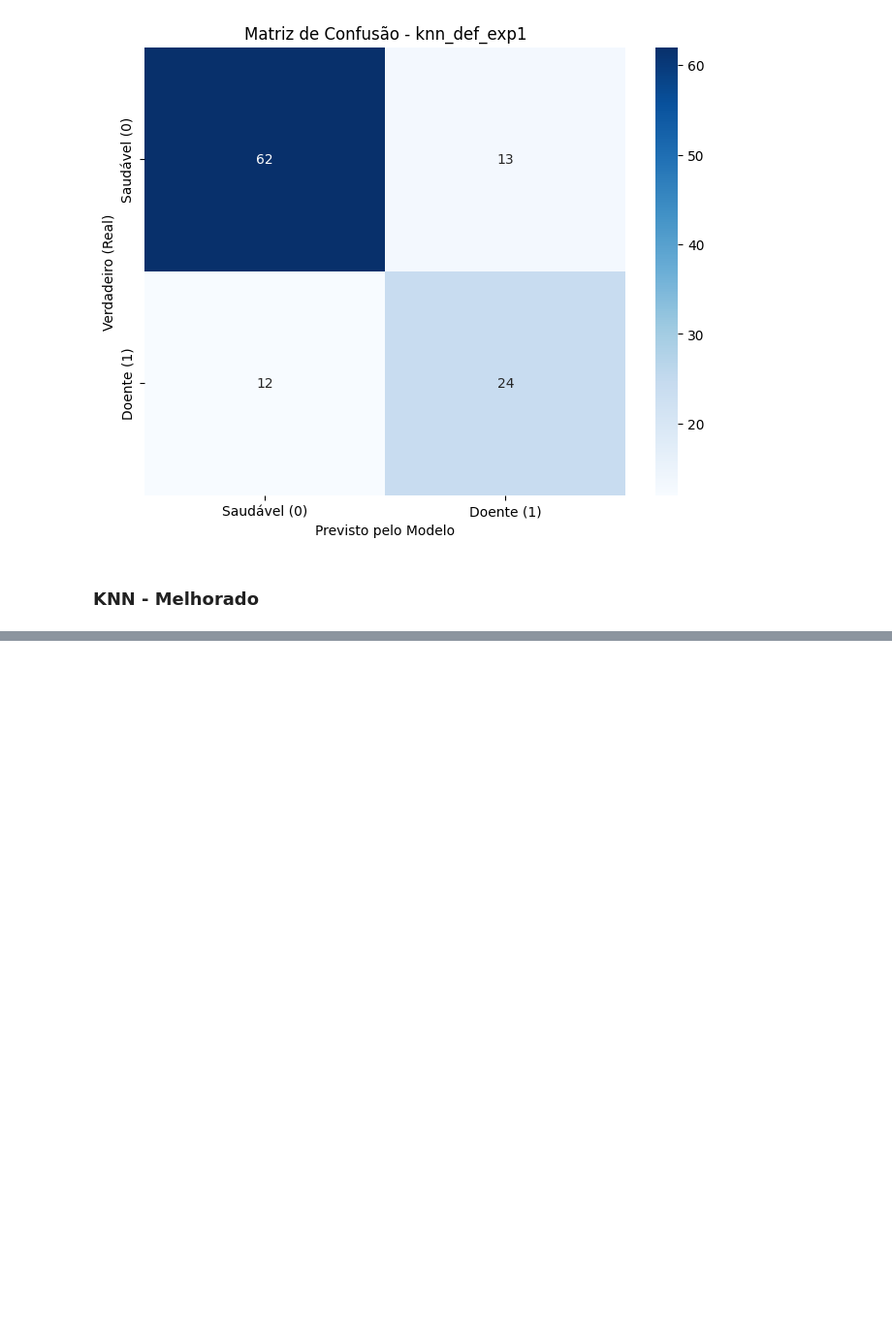
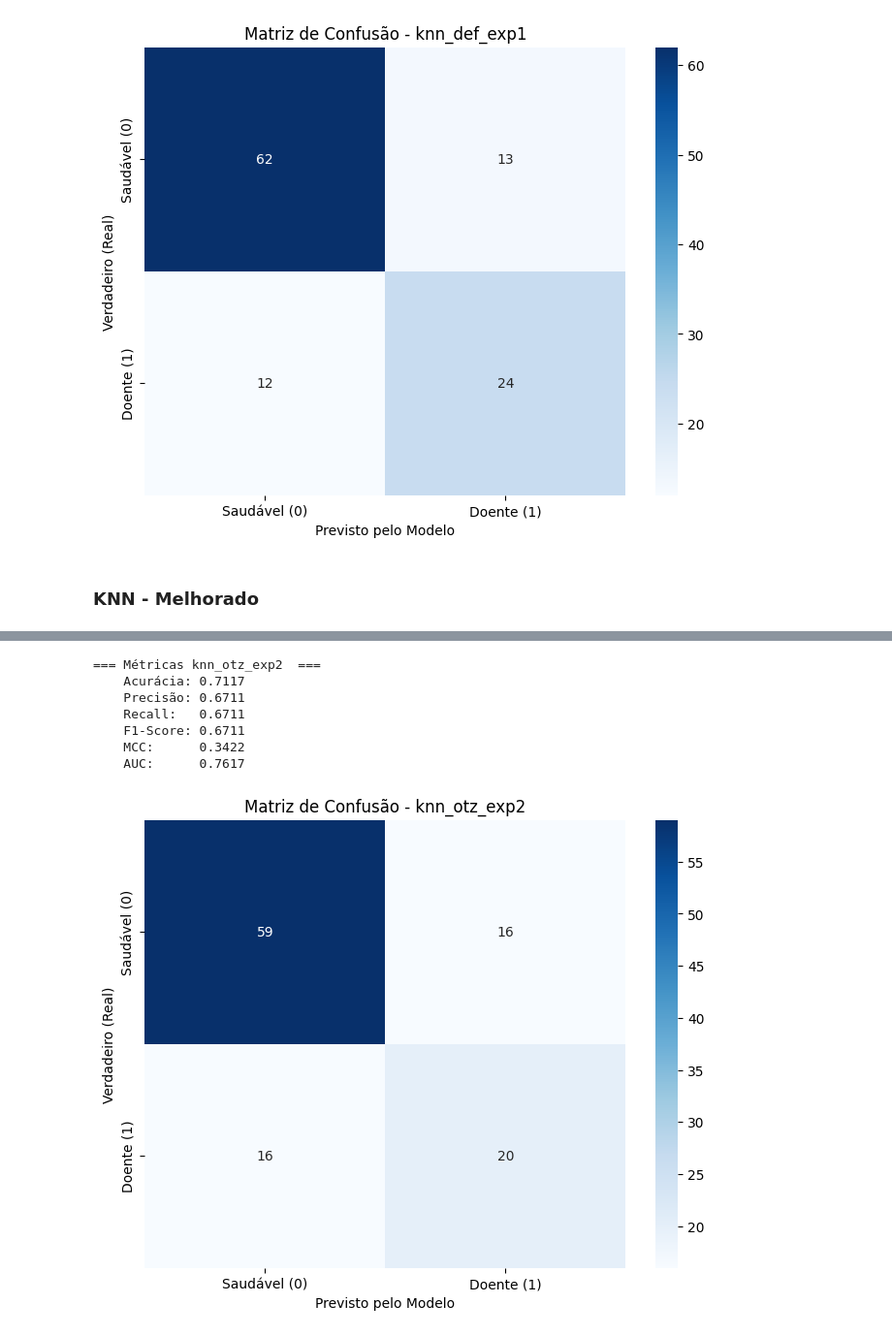
Before and after one commit to RenanCatini/cbc_covid19, a Jupyter notebook: notebooks/03_knn.ipynb, the cells around one changed output, grey strips where cells are left out. Shown at 97% size. Cells and saved outputs as stored; diff of their text form; code cells hidden in the pictures; blank space fills up the shorter version.

```diff
--- a/notebooks/03_knn.ipynb
+++ b/notebooks/03_knn.ipynb
@@ -140,0 +136,5 @@ fig.show()
+# %%
+# Criar o experimento
+experimento_2 = KNNExperiment(X_train_exp2, y_train, 'knn_otz_exp2', caminho)
+
+experimento_2.tune_and_fit(n_trials=50)
@@ -140,0 +158,16 @@ fig.show()
+# %%
+# Avaliar resultados e salvar
+y_pred_otz_exp2 = experimento_2.best_model.predict(X_test_exp2)
+y_prob_otz_exp2 = experimento_2.best_model.predict_proba(X_test_exp2)[:, 1]
+
+evaluate_model(y_test, y_pred_otz_exp2, y_prob_otz_exp2, 'knn_otz_exp2')
+save_results(y_pred_otz_exp2, y_prob_otz_exp2, 'knn_otz_exp2', caminho)
+# %% [output]
+=== Métricas knn_otz_exp2  ===
+    Acurácia: 0.7117
+    Precisão: 0.6711
+    Recall:   0.6711
+    F1-Score: 0.6711
+    MCC:      0.3422
+    AUC:      0.7617
+[figure, added]
```
Also changed, not shown: parts of 13 cells of this notebook, 5 other files.
